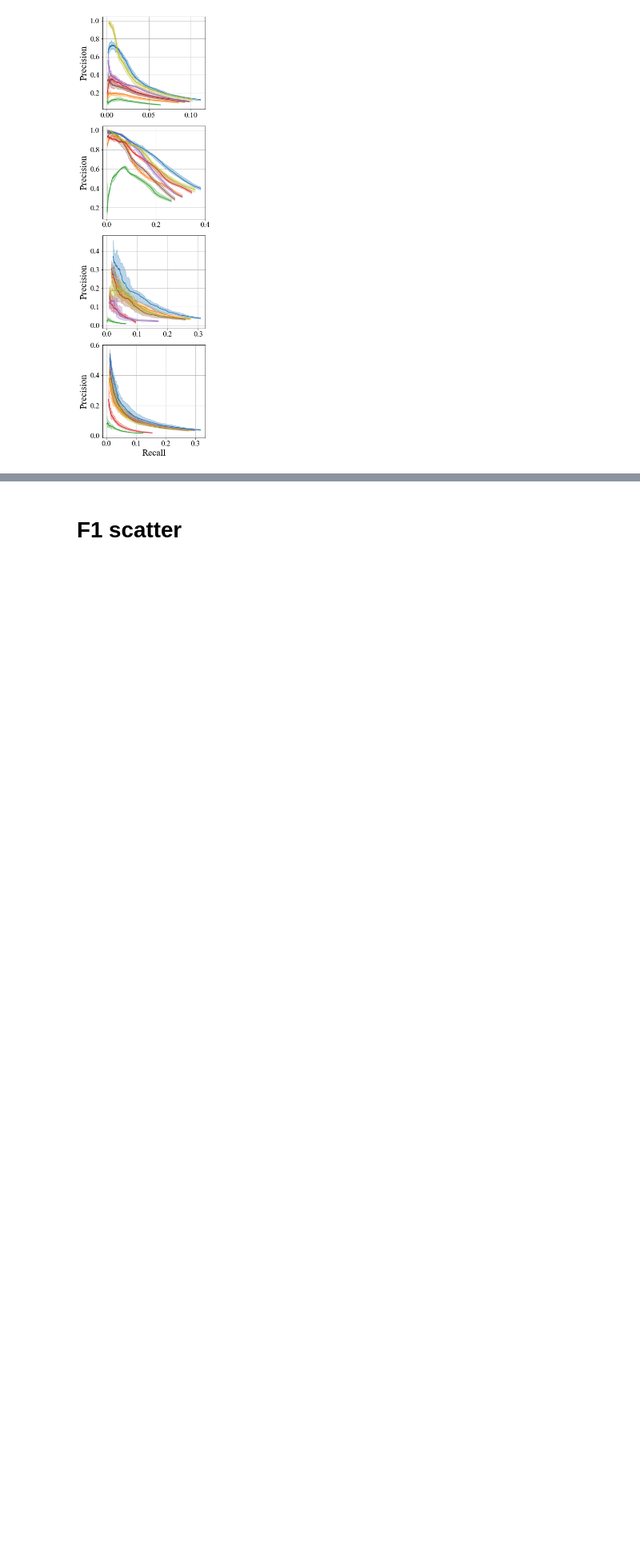
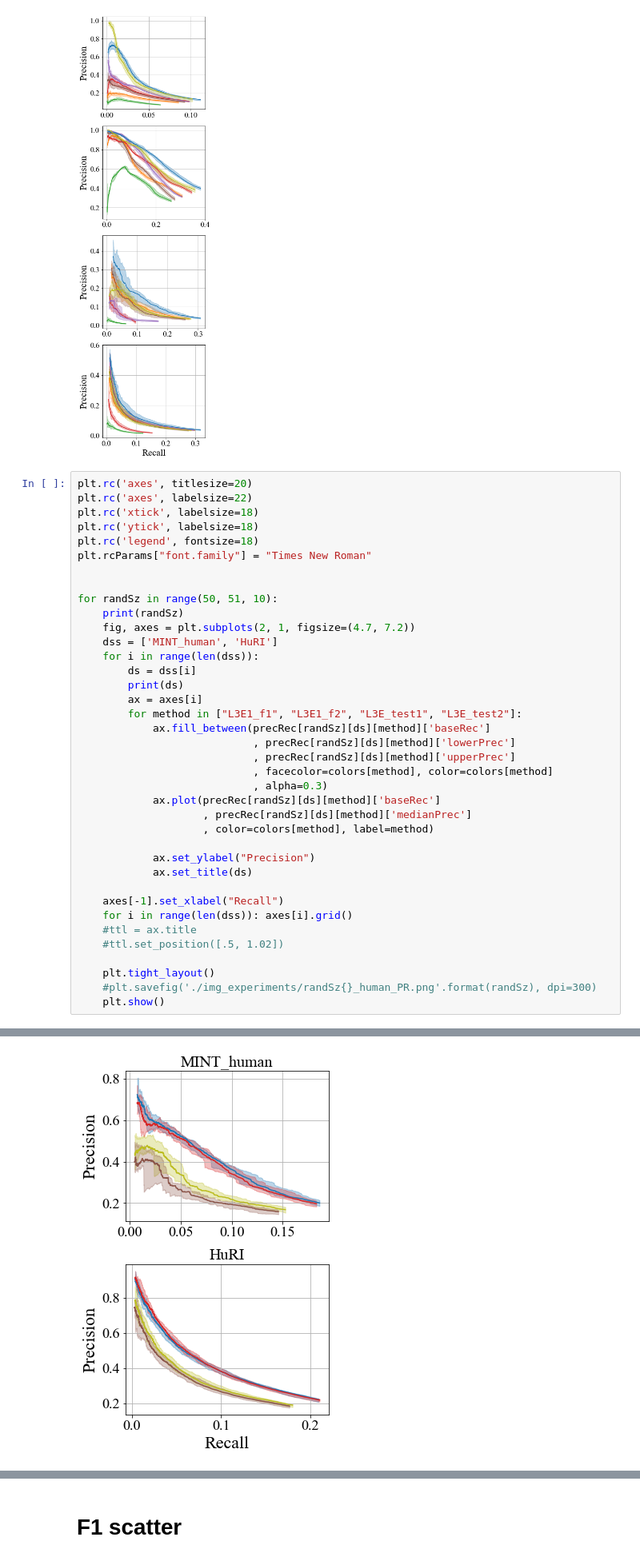
Before and after one commit to andy897221/BMC_PPI_L3N, a Jupyter notebook: src/notebook/Figure - precision recall human.ipynb, the cells around one changed output, grey strips where cells are left out. Shown at 80% size. Saved outputs shown, nothing was run; the diff lists cells and outputs as text; blank space fills up the shorter version.

```diff
--- a/src/notebook/Figure - precision recall human.ipynb
+++ b/src/notebook/Figure - precision recall human.ipynb
@@ -483,3 +634,42 @@ STRING_human
 MINT_human
 HuRI
 [figure]
+# %%
+plt.rc('axes', titlesize=20)
+plt.rc('axes', labelsize=22)
+plt.rc('xtick', labelsize=18)
+plt.rc('ytick', labelsize=18)
+plt.rc('legend', fontsize=18)
+plt.rcParams["font.family"] = "Times New Roman"
+
+
+for randSz in range(50, 51, 10):
+    print(randSz)
+    fig, axes = plt.subplots(2, 1, figsize=(4.7, 7.2))
+    dss = ['MINT_human', 'HuRI']
+    for i in range(len(dss)):
+        ds = dss[i]
+        print(ds)
+        ax = axes[i]
+        for method in ["L3E1_f1", "L3E1_f2", "L3E_test1", "L3E_test2"]:
+            ax.fill_between(precRec[randSz][ds][method]['baseRec']
+                            , precRec[randSz][ds][method]['lowerPrec']
+                            , precRec[randSz][ds][method]['upperPrec']
+                            , facecolor=colors[method], color=colors[method]
+                            , alpha=0.3)
+            ax.plot(precRec[randSz][ds][method]['baseRec']
+                    , precRec[randSz][ds][method]['medianPrec']
+                    , color=colors[method], label=method)
+
+            ax.set_ylabel("Precision")
+            ax.set_title(ds)
+
+    axes[-1].set_xlabel("Recall")
+    for i in range(len(dss)): axes[i].grid()
+    #ttl = ax.title
+    #ttl.set_position([.5, 1.02])
+
+    plt.tight_layout()
+    #plt.savefig('./img_experiments/randSz{}_human_PR.png'.format(randSz), dpi=300)
+    plt.show()
+# %% [output]
@@ -486,3 +679,4 @@ HuRI
+[figure, added]
 # %%
 plt.rc('axes', titlesize=20)
 plt.rc('axes', labelsize=22)
```
Also changed, not shown: parts of 6 cells of this notebook, 24 other files.
